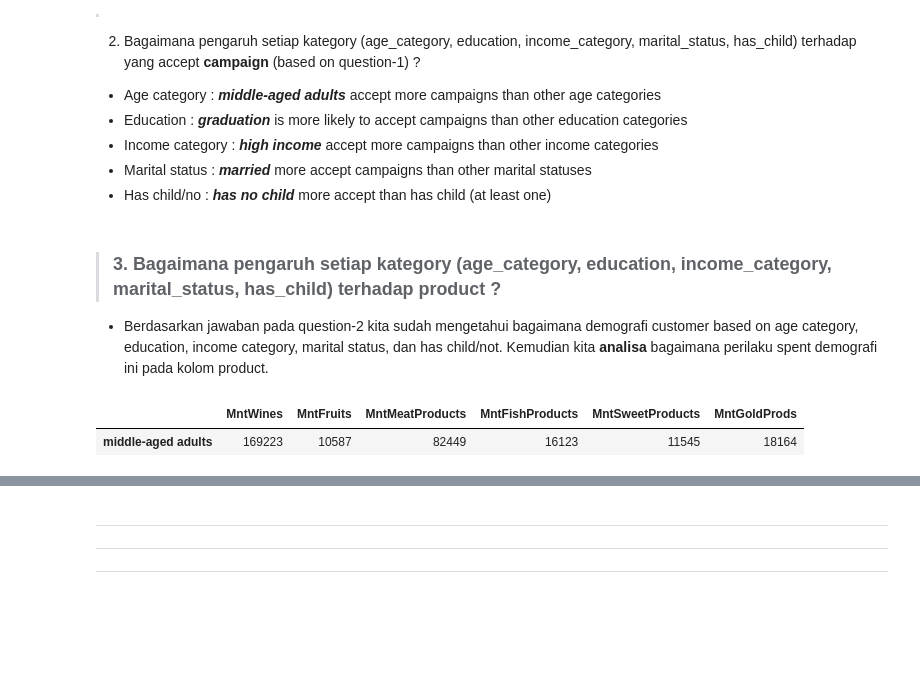
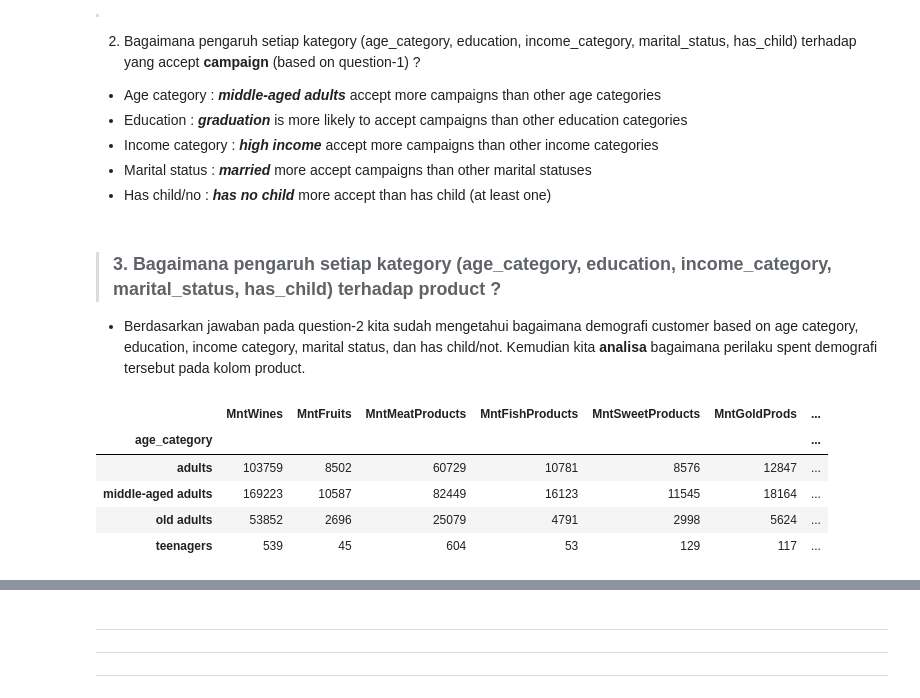
Before and after one commit to fnkhairudin/CapstoneProjectModul2, a Jupyter notebook: notebooks/2.0-fnk-data-analysis.ipynb, the cells around one changed output, grey strips where cells are left out. Drawn from its saved outputs; the diff is of its cells as text; code cells hidden in the pictures; blank space fills up the shorter version.

Commit message:
analysis question-3 not finished yet

```diff
--- a/notebooks/2.0-fnk-data-analysis.ipynb
+++ b/notebooks/2.0-fnk-data-analysis.ipynb
@@ -751,11 +751,17 @@ After conducting statistical tests and plotting graphs based on has child/not, i
 # %% [markdown]
 >### 3. Bagaimana pengaruh setiap kategory (age_category, education, income_category, marital_status, has_child) terhadap **product** ?
 
-- Berdasarkan jawaban pada question-2 kita sudah mengetahui bagaimana demografi customer based on age category, education, income category, marital status, dan has child/not. Kemudian kita **analisa** bagaimana perilaku spent demografi ini pada kolom product.
+- Berdasarkan jawaban pada question-2 kita sudah mengetahui bagaimana demografi customer based on age category, education, income category, marital status, dan has child/not. Kemudian kita **analisa** bagaimana perilaku spent demografi tersebut pada kolom product.
 # %%
 colsProd = ['MntWines', 'MntFruits', 'MntMeatProducts', 'MntFishProducts', 'MntSweetProducts', 'MntGoldProds']
 
-df_accept.groupby('age_category')[colsProd].agg('sum').loc['middle-aged adults'].to_frame().T
+dfAgeProd = df_accept.groupby('age_category')[colsProd].agg('sum')#.loc['middle-aged adults'].to_frame().T
+dfAgeProd['total_spent'] = dfAgeProd['MntWines'] + dfAgeProd['MntFruits'] + dfAgeProd['MntMeatProducts'] + dfAgeProd['MntFishProducts'] + dfAgeProd['MntSweetProducts'] + dfAgeProd['MntGoldProds']
+dfAgeProd
 # %% [output]
-|  | MntWines | MntFruits | MntMeatProducts | MntFishProducts | MntSweetProducts | MntGoldProds |
-| middle-aged adults | 169223 | 10587 | 82449 | 16123 | 11545 | 18164 |
+|  | MntWines | MntFruits | MntMeatProducts | MntFishProducts | MntSweetProducts | MntGoldProds | ... |
+| age_category |  |  |  |  |  |  | ... |
+| adults | 103759 | 8502 | 60729 | 10781 | 8576 | 12847 | ... |
+| middle-aged adults | 169223 | 10587 | 82449 | 16123 | 11545 | 18164 | ... |
+| old adults | 53852 | 2696 | 25079 | 4791 | 2998 | 5624 | ... |
+| teenagers | 539 | 45 | 604 | 53 | 129 | 117 | ... |
```
Also changed, not shown: parts of 13 cells of this notebook.
